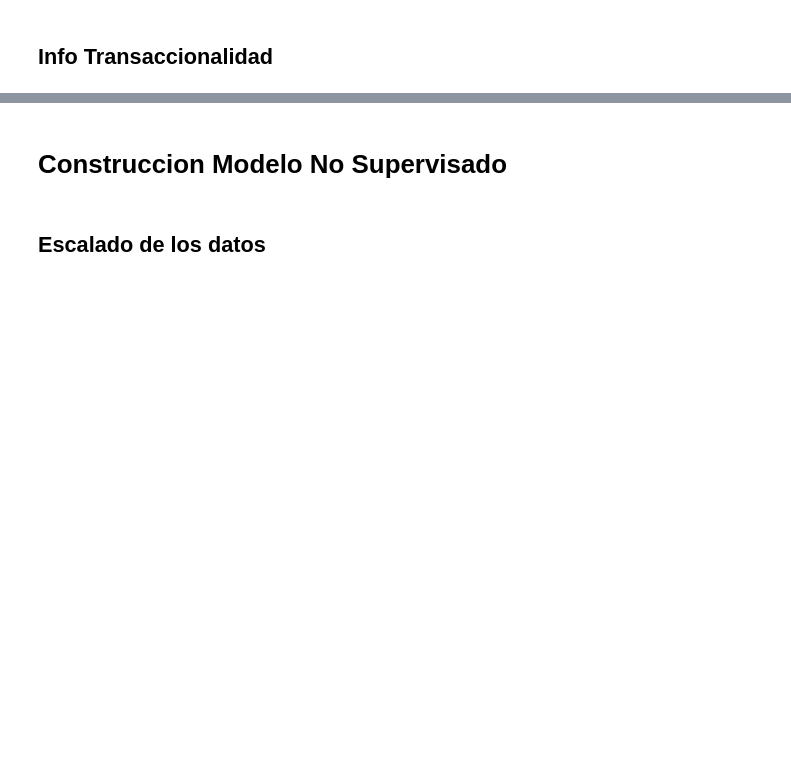
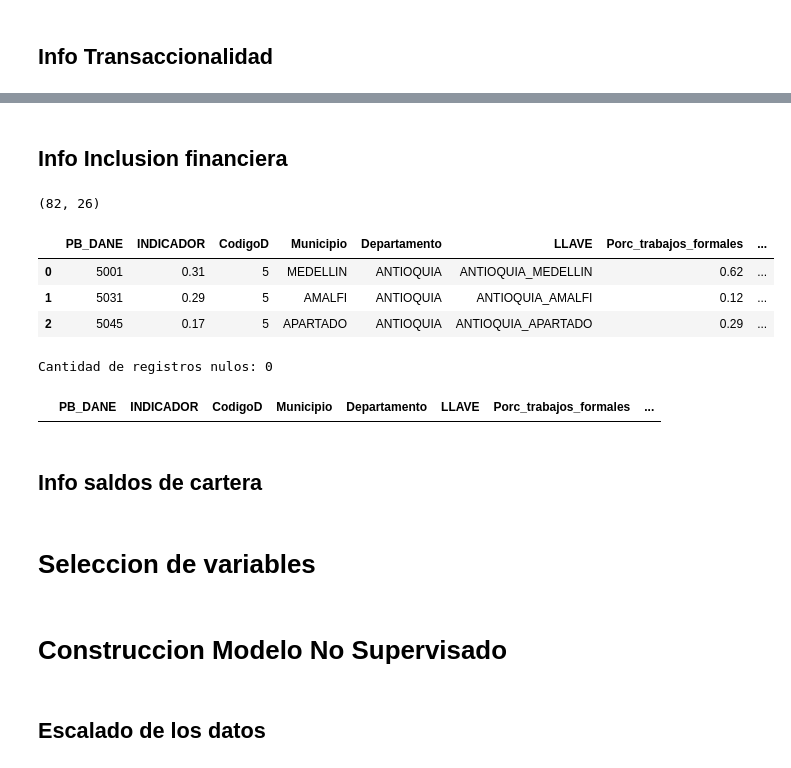
Before and after one commit to Crismaro19/ProyectoGerenciaProyectosAnaliticos, a Jupyter notebook: Codigo/Analisis_y_modelo.ipynb, the cells around one changed output, grey strips where cells are left out. Drawn from its saved outputs; the diff is of its cells as text; code cells hidden in the pictures; blank space fills up the shorter version.

```diff
--- a/Codigo/Analisis_y_modelo.ipynb
+++ b/Codigo/Analisis_y_modelo.ipynb
@@ -475,7 +520,7 @@ cnc_concat_def = cnc_concat1[['PB_DANE', 'INDICADOR']]
 # %% [markdown]
 ## Agregar info depto
 # %%
-df1 = pd.merge(cnc_concat_def, df_base[['CodigoD','CodigoM', 'Municipio']], left_on='PB_DANE', right_on='CodigoM', how='left')
+df1 = pd.merge(cnc_concat_def, df_base[['CodigoD','CodigoM', 'Municipio','Departamento','LLAVE']], left_on='PB_DANE', right_on='CodigoM', how='left')
 # %%
 df1 = df1.drop(['CodigoM'], axis=1)
 # %%
@@ -523,7 +535,7 @@ df5.head(3)
 # %% [markdown]
 ## Info Mercado Laboral
 # %%
-df6 = pd.merge(df5, df_mercadoLaboral1[['Código Entidad','Porc_trabajos_formales']], left_on='PB_DANE', right_on='Código Entidad', how='left')
+df6 = pd.merge(df1, df_mercadoLaboral1[['Código Entidad','Porc_trabajos_formales']], left_on='PB_DANE', right_on='Código Entidad', how='left')
 # %%
 df6 = df6.drop(['Código Entidad'], axis=1)
 #df6 = df6.fillna(0)
@@ -541,0 +566,23 @@ df7.head(3)
+# %% [markdown]
+## Info Inclusion financiera
+# %%
+df8 = pd.merge(df7, df_inclusion3, left_on='LLAVE', right_on='LLAVE', how='left')
+# %%
+display(df8.shape)
+df8.head(3)
+# %% [output]
+(82, 26)
+|  | PB_DANE | INDICADOR | CodigoD | Municipio | Departamento | LLAVE | Porc_trabajos_formales | ... |
+| 0 | 5001 | 0.31 | 5 | MEDELLIN | ANTIOQUIA | ANTIOQUIA_MEDELLIN | 0.62 | ... |
+| 1 | 5031 | 0.29 | 5 | AMALFI | ANTIOQUIA | ANTIOQUIA_AMALFI | 0.12 | ... |
+| 2 | 5045 | 0.17 | 5 | APARTADO | ANTIOQUIA | ANTIOQUIA_APARTADO | 0.29 | ... |
+# %%
+nulos = df8['Total_Numero_Cuentas de Ahorro'].isnull().sum()
+
+print(f'Cantidad de registros nulos: {nulos}')
+df8[df8['Total_Numero_Cuentas de Ahorro'].isnull()]
+# %% [output]
+Cantidad de registros nulos: 0
+|  | PB_DANE | INDICADOR | CodigoD | Municipio | Departamento | LLAVE | Porc_trabajos_formales | ... |
+# %% [markdown]
+## Info saldos de cartera
@@ -542,3 +591,5 @@ df7.head(3)
+# %% [markdown]
+# Seleccion de variables
 # %% [markdown]
 # Construccion Modelo No Supervisado
 # %% [markdown]
```
Also changed, not shown: parts of 54 cells of this notebook.
